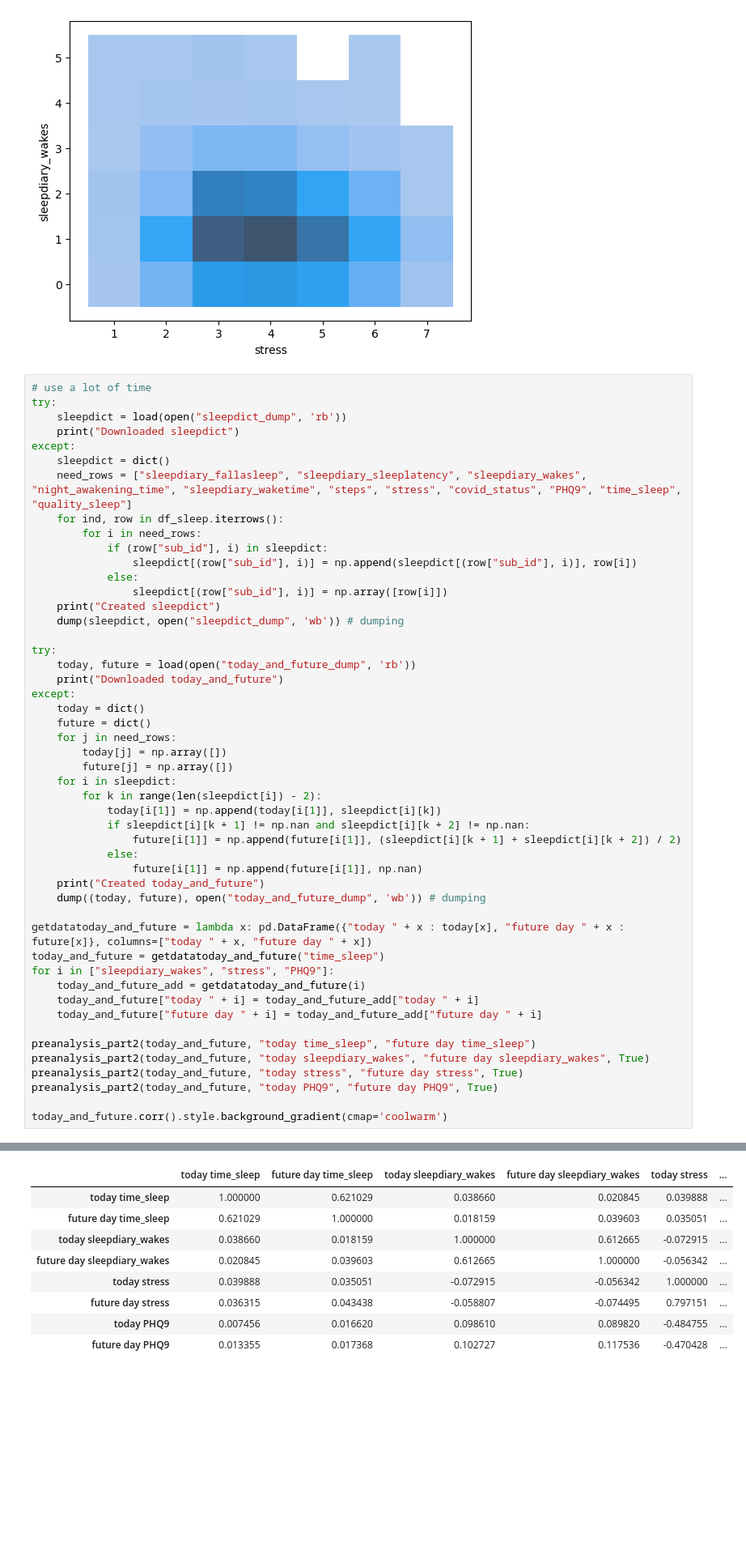
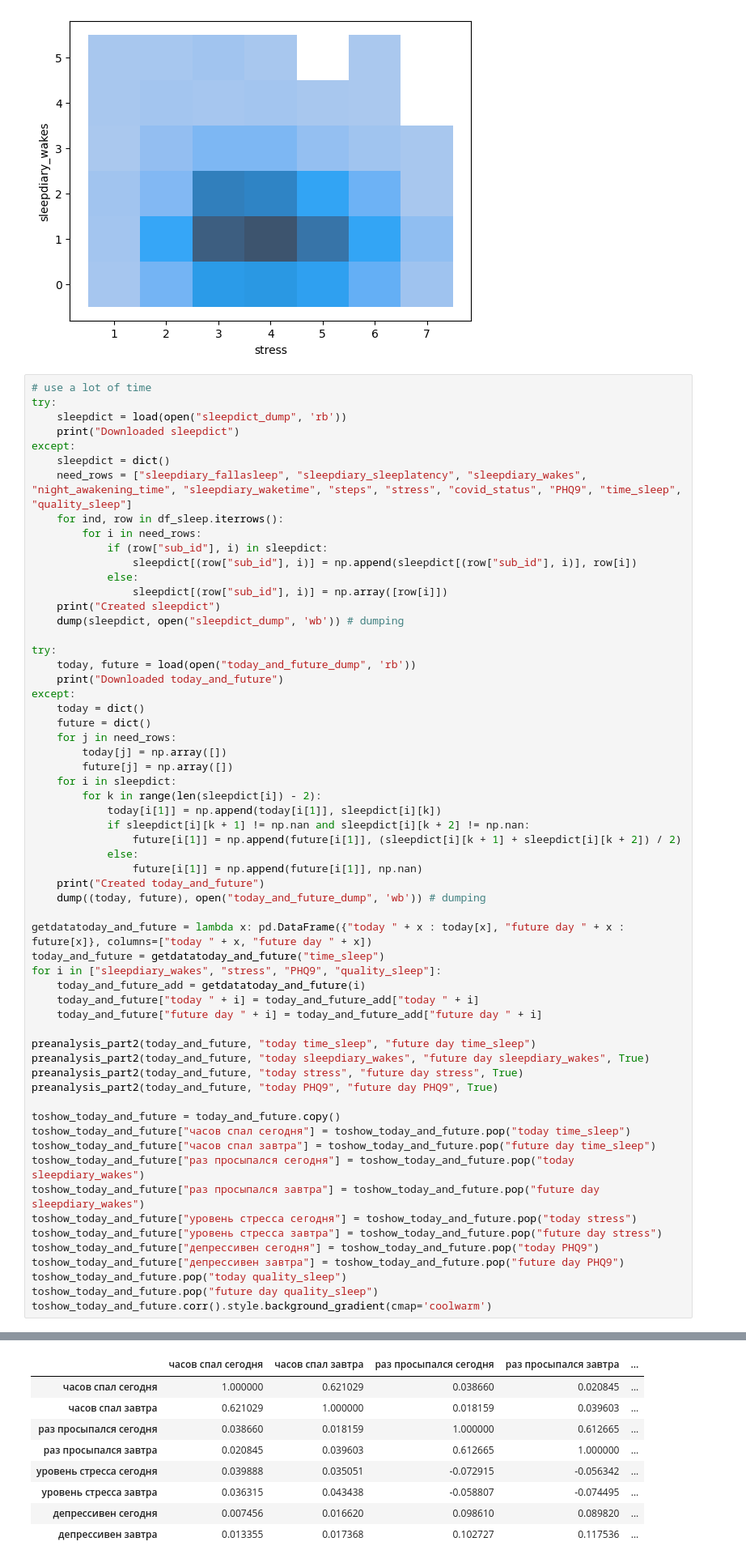
Before and after one commit to Yerk08/project-AD, a Jupyter notebook: sleeping_analyse.ipynb, the cells around one changed output, grey strips where cells are left out. Shown: that part at 81% size. Drawn from its saved outputs; the diff is of its cells as text; blank space fills up the shorter version.

```diff
--- a/sleeping_analyse.ipynb
+++ b/sleeping_analyse.ipynb
@@ -247,7 +282,7 @@ except:
 
 getdatatoday_and_future = lambda x: pd.DataFrame({"today " + x : today[x], "future day " + x : future[x]}, columns=["today " + x, "future day " + x])
 today_and_future = getdatatoday_and_future("time_sleep")
-for i in ["sleepdiary_wakes", "stress", "PHQ9"]:
+for i in ["sleepdiary_wakes", "stress", "PHQ9", "quality_sleep"]:
     today_and_future_add = getdatatoday_and_future(i)
     today_and_future["today " + i] = today_and_future_add["today " + i]
     today_and_future["future day " + i] = today_and_future_add["future day " + i]
@@ -257,5 +292,16 @@ preanalysis_part2(today_and_future, "today sleepdiary_wakes", "future day sleepd
 preanalysis_part2(today_and_future, "today stress", "future day stress", True)
 preanalysis_part2(today_and_future, "today PHQ9", "future day PHQ9", True)
 
-today_and_future.corr().style.background_gradient(cmap='coolwarm')
+toshow_today_and_future = today_and_future.copy()
+toshow_today_and_future["часов спал сегодня"] = toshow_today_and_future.pop("today time_sleep")
+toshow_today_and_future["часов спал завтра"] = toshow_today_and_future.pop("future day time_sleep")
+toshow_today_and_future["раз просыпался сегодня"] = toshow_today_and_future.pop("today sleepdiary_wakes")
+toshow_today_and_future["раз просыпался завтра"] = toshow_today_and_future.pop("future day sleepdiary_wakes")
+toshow_today_and_future["уровень стресса сегодня"] = toshow_today_and_future.pop("today stress")
+toshow_today_and_future["уровень стресса завтра"] = toshow_today_and_future.pop("future day stress")
+toshow_today_and_future["депрессивен сегодня"] = toshow_today_and_future.pop("today PHQ9")
+toshow_today_and_future["депрессивен завтра"] = toshow_today_and_future.pop("future day PHQ9")
+toshow_today_and_future.pop("today quality_sleep")
+toshow_today_and_future.pop("future day quality_sleep")
+toshow_today_and_future.corr().style.background_gradient(cmap='coolwarm')
 # %% [output]
@@ -264,13 +310,13 @@ Created today_and_future
 [figure]
 [figure]
 [figure]
 [figure]
-|  | today time_sleep | future day time_sleep | today sleepdiary_wakes | future day sleepdiary_wakes | today stress | ... |
-| today time_sleep | 1.000000 | 0.621029 | 0.038660 | 0.020845 | 0.039888 | ... |
-| future day time_sleep | 0.621029 | 1.000000 | 0.018159 | 0.039603 | 0.035051 | ... |
-| today sleepdiary_wakes | 0.038660 | 0.018159 | 1.000000 | 0.612665 | -0.072915 | ... |
-| future day sleepdiary_wakes | 0.020845 | 0.039603 | 0.612665 | 1.000000 | -0.056342 | ... |
-| today stress | 0.039888 | 0.035051 | -0.072915 | -0.056342 | 1.000000 | ... |
-| future day stress | 0.036315 | 0.043438 | -0.058807 | -0.074495 | 0.797151 | ... |
-| today PHQ9 | 0.007456 | 0.016620 | 0.098610 | 0.089820 | -0.484755 | ... |
-| future day PHQ9 | 0.013355 | 0.017368 | 0.102727 | 0.117536 | -0.470428 | ... |
+|  | часов спал сегодня | часов спал завтра | раз просыпался сегодня | раз просыпался завтра | ... |
+| часов спал сегодня | 1.000000 | 0.621029 | 0.038660 | 0.020845 | ... |
+| часов спал завтра | 0.621029 | 1.000000 | 0.018159 | 0.039603 | ... |
+| раз просыпался сегодня | 0.038660 | 0.018159 | 1.000000 | 0.612665 | ... |
+| раз просыпался завтра | 0.020845 | 0.039603 | 0.612665 | 1.000000 | ... |
+| уровень стресса сегодня | 0.039888 | 0.035051 | -0.072915 | -0.056342 | ... |
+| уровень стресса завтра | 0.036315 | 0.043438 | -0.058807 | -0.074495 | ... |
+| депрессивен сегодня | 0.007456 | 0.016620 | 0.098610 | 0.089820 | ... |
+| депрессивен завтра | 0.013355 | 0.017368 | 0.102727 | 0.117536 | ... |
```
Also changed, not shown: parts of 6 cells of this notebook, 1 other file.
